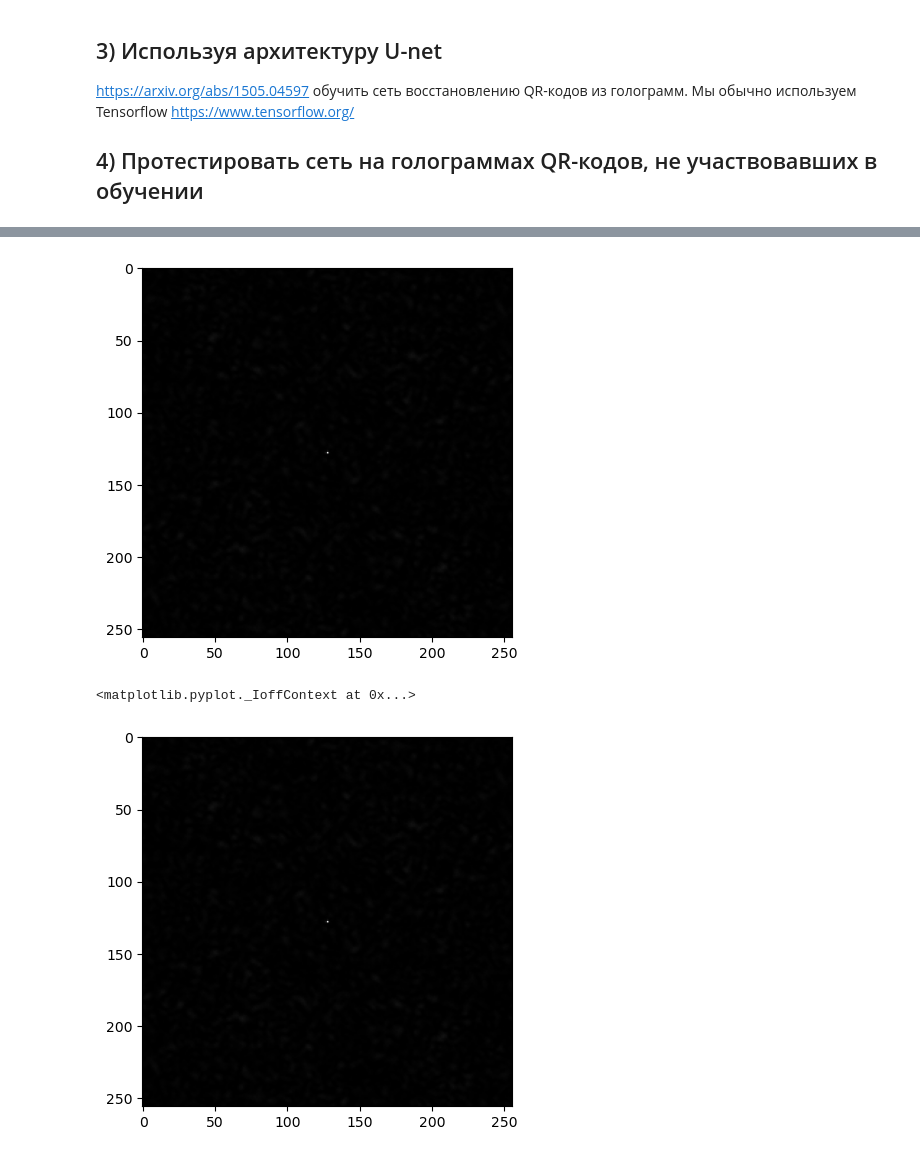
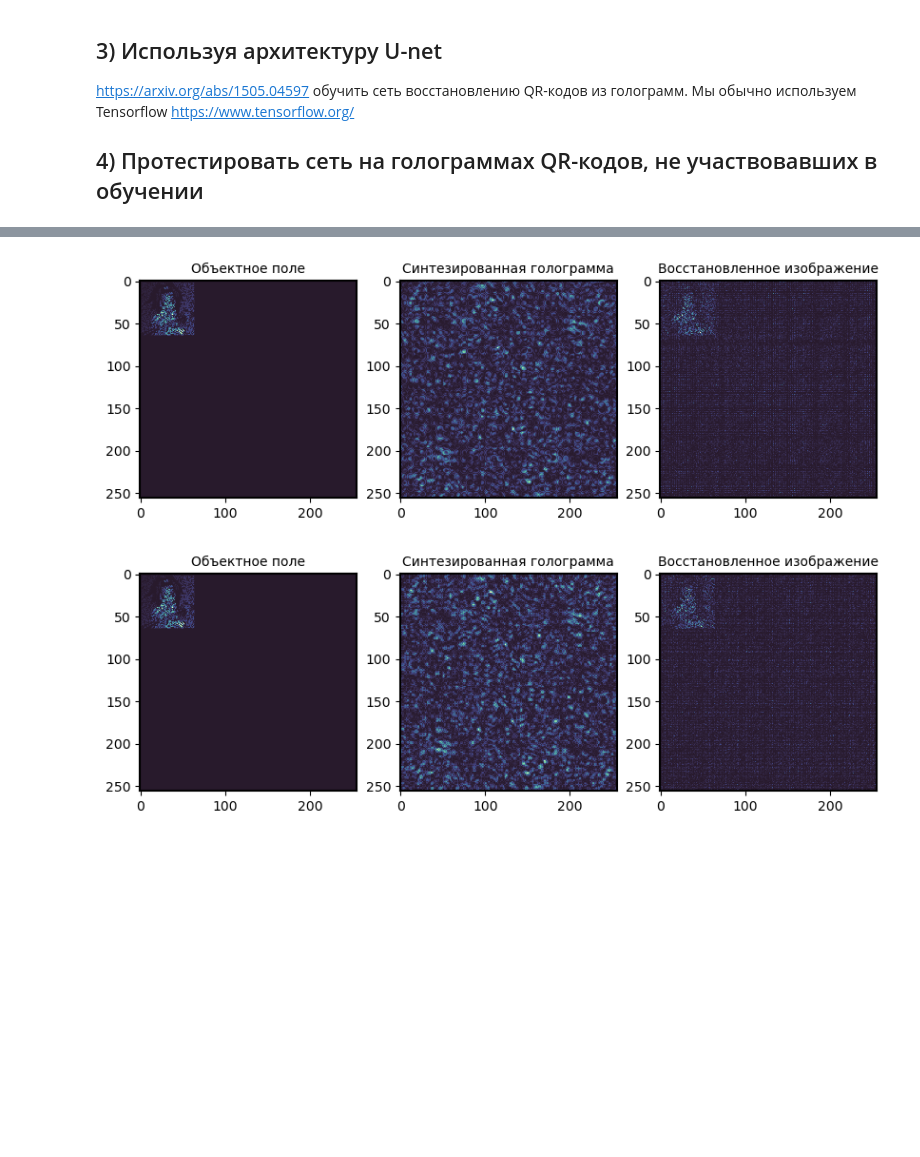
Before and after one commit to DrozdovMK/Hologram, a Jupyter notebook: InternTest.ipynb, the cells around one changed output, grey strips where cells are left out. Drawn from its saved outputs; the diff is of its cells as text; code cells hidden in the pictures; blank space fills up the shorter version.

Commit message:
Доделана функция FullReconstruct, Сделано дополнение, показывающее динамику изменения при измененении z

```diff
--- a/InternTest.ipynb
+++ b/InternTest.ipynb
@@ -124,25 +120,17 @@ plt.show()
+# %%
+image, synth_holo, reconstructed_image = FullReconstruct(object_field, z = 6*z_0)
+# %% [output]
+[figure, added]
 # %%
 from IPython import display
 import time
 %matplotlib inline
 plt.ion()  # Включаем интерактивный режим
 for i in range(6, 100, 2):
-    hologram_field = FrenelDifr(object_field, z = i * z_0)
-    # Добавление плоской опорной волны
-    p = 0.02 # отношение средних по пикселям интенсивностей опорной и объектной волны
-    C = np.sqrt(p * np.mean(np.abs(hologram_field)**2))
-    reference_wave = C * np.ones((N, N), dtype=complex)
-    hologram_field += reference_wave
-    plt.clf()
-    # Расчет интенсивности полученной волны
-    intensity = quantize_signal(np.abs(hologram_field) ** 2, 256)
-      # Очищаем предыдущий график
-    plt.imshow(intensity, cmap='gray')
+    image, synth_holo, reconstructed_image = FullReconstruct(object_field, z = i*z_0)
+    #display.display(plt.gcf())
     display.clear_output(wait=True)
-    display.display(plt.gcf())
-    time.sleep(0.1)
-plt.ioff()
+    time.sleep(0.03)
+#plt.ioff()
 # %% [output]
-[figure, old version]
+[figure, new version]
-<matplotlib.pyplot._IoffContext at 0x...>
-[figure, removed]
```
Also changed, not shown: parts of 3 cells of this notebook.
